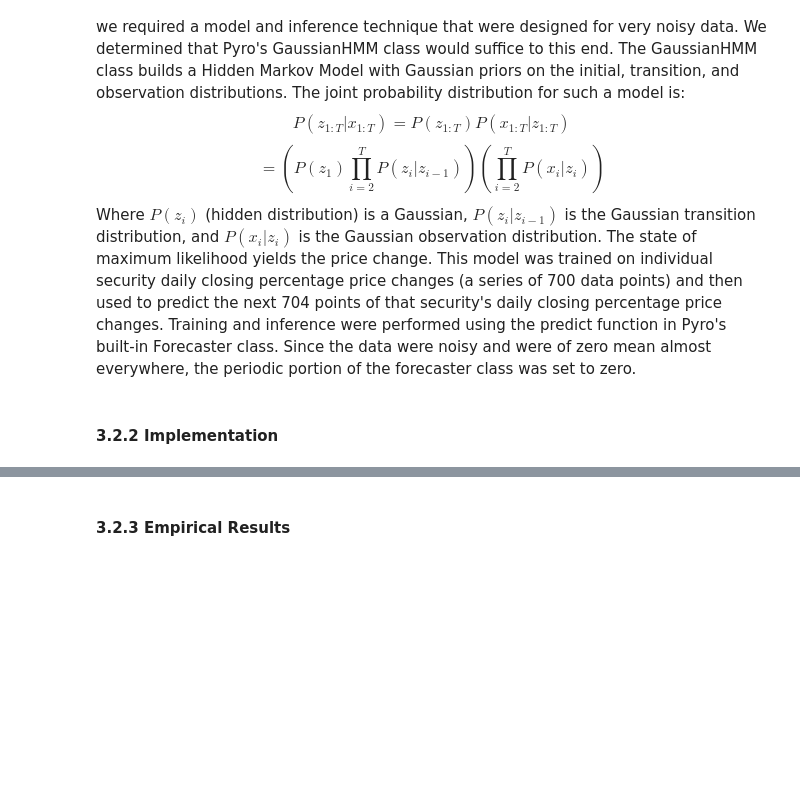
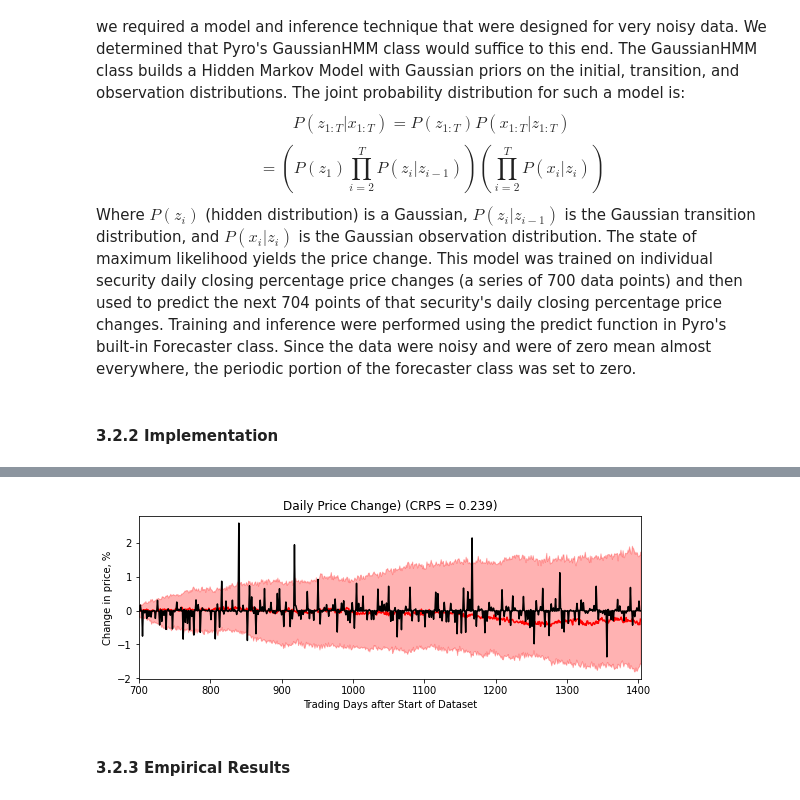
Before and after one commit to jonahhdeykin/ML_W_Prob_Programming_2020, a Jupyter notebook: final_notebook.ipynb, the cells around one changed output, grey strips where cells are left out. Drawn from its saved outputs; the diff is of its cells as text; code cells hidden in the pictures; blank space fills up the shorter version.

```diff
--- a/final_notebook.ipynb
+++ b/final_notebook.ipynb
@@ -41,23 +41,44 @@ warnings.filterwarnings("ignore")
 class MM(ForecastingModel):
 	def model(self, zero_data, covariates):
 		duration = zero_data.size(-2)
-		init_dist = dist.Normal(0,1).expand([1]).to_event(1)
-		obs_dist = dist.Normal(0,2).expand([1]).to_event(1)
+		init_dist = dist.Normal(0, 0.05).expand([1]).to_event(1)
+		obs_dist = dist.Normal(0, 0.1).expand([1]).to_event(1)
 		obs_matrix = torch.tensor([[1.]])
-		trans_dist = dist.Normal(0,1).expand([1]).to_event(1)
+		trans_dist = dist.Normal(0, 0.05).expand([1]).to_event(1)
 		trans_matrix = torch.tensor([[1.]])
 		pre_dist = dist.GaussianHMM(init_dist,trans_matrix, trans_dist, obs_matrix, obs_dist, duration=duration)
 		prediction = periodic_repeat(torch.zeros(1, 1), duration, dim=-1).unsqueeze(-1)
 		self.predict(pre_dist, prediction)
 
 def main():
-	data = torch.load('data.pt').transpose(-1, -2)
-	data = data[0]
-	data = data[:, None]
-	pyro.set_rng_seed(1)
-	pyro.clear_param_store()
-	covariates = torch.zeros(len(data), 0)
-	forecaster = Forecaster(MM(), data[:700], covariates[:700], learning_rate=0.1, num_steps=400)
+    asset = 0
+    data = torch.load('data.pt').transpose(-1, -2)
+    assert (asset >= 0 and asset < data.size(-2))
+    data = data[asset]
+    data = data[:, None]
+    TrainTime = 700
+    TotalTime = data.size(-2)
+    assert (TrainTime <= TotalTime and TrainTime > 0)
+    pyro.set_rng_seed(1)
+    pyro.clear_param_store()
+    covariates = torch.zeros(len(data), 0)
+    forecaster = (Forecaster(MM(), data[:TrainTime],
+                  covariates[:TrainTime], learning_rate=0.1, num_steps=0))
+    samples = forecaster(data[:TrainTime], covariates, num_samples=100)
+    p10, p50, p90 = quantile(samples, (0.1, 0.5, 0.9)).squeeze(-1)
+    crps = eval_crps(samples, data[TrainTime:])
+    plt.figure(figsize=(9, 3))
+    plt.fill_between(torch.arange(TrainTime, TotalTime), p10, p90,
+                     color="red", alpha=0.3)
+    plt.plot(torch.arange(TrainTime, TotalTime), p50, 'r-',
+             label='price change forecast')
+    plt.plot(torch.arange(TrainTime, TotalTime),
+             data[TrainTime: TotalTime], 'k-', label='price change truth')
+    plt.title("Daily Price Change) (CRPS = {:0.3g})".format(crps))
+    plt.ylabel("Change in price, %")
+    plt.xlabel("Trading Days after Start of Dataset")
+    plt.xlim(TrainTime, TotalTime)
+
 if __name__ == '__main__':
 	main()
 # %% [output]
@@ -68,3 +85,4 @@ INFO     step  300 loss = 1.86397
+[figure, added]
 # %% [markdown]
 #### 3.2.3 Empirical Results
 # %% [markdown]
```
Also changed, not shown: parts of 1 cell of this notebook.
